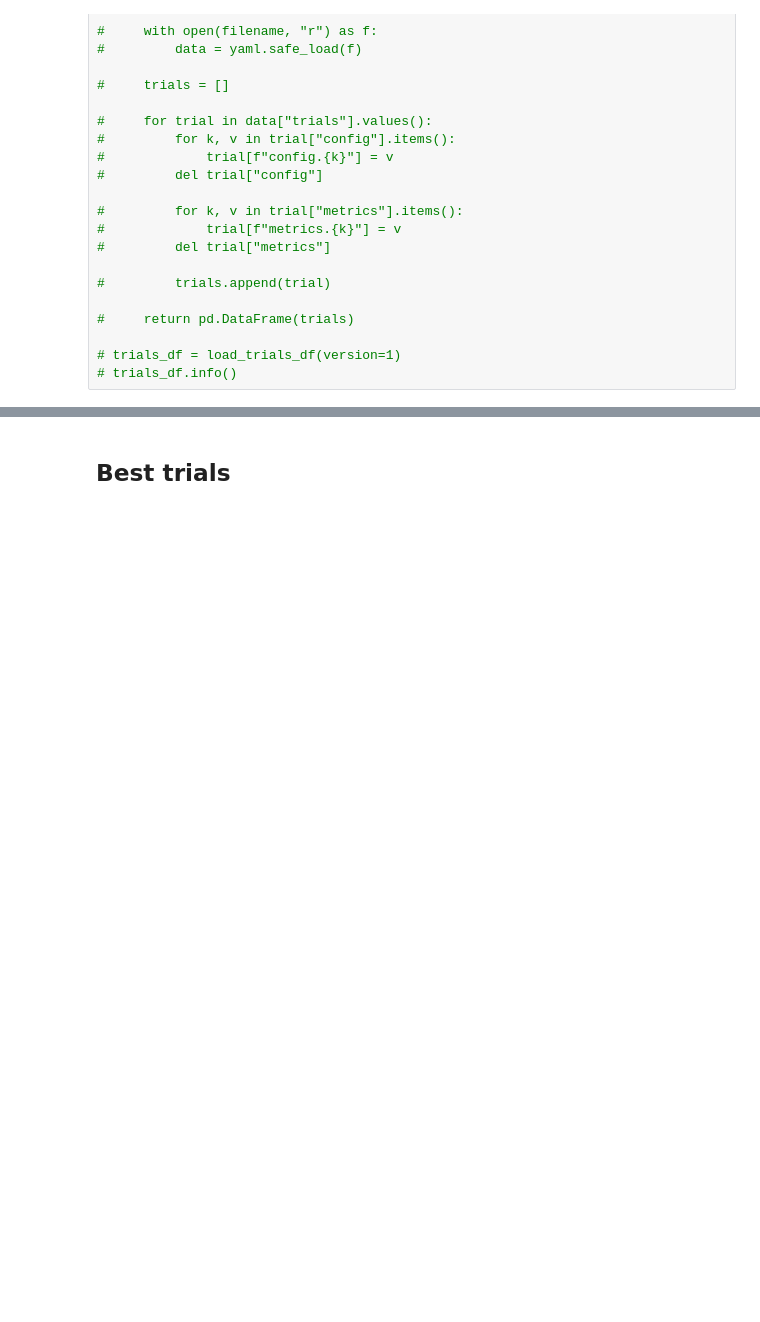
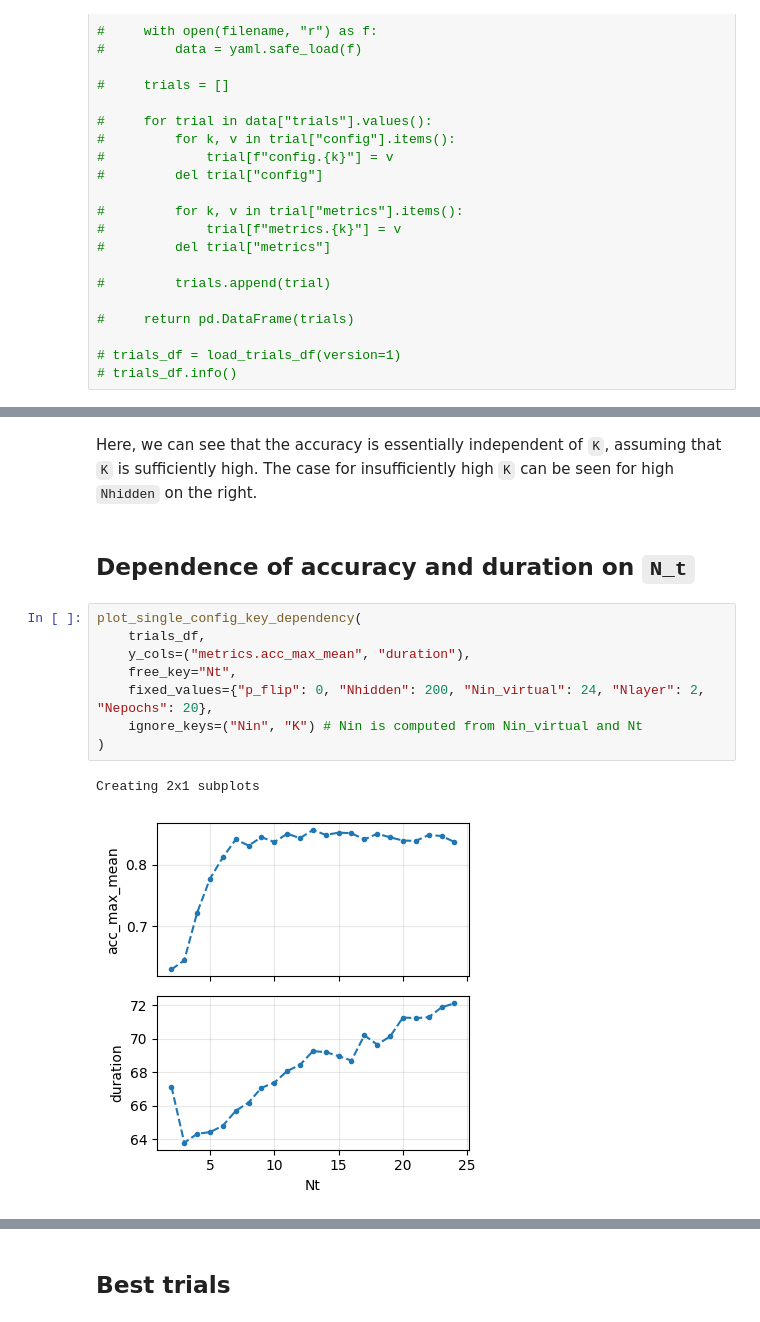
Before and after one commit to carlowenig/spikegd-carlo, a Jupyter notebook: experiments/heidelberg/analyze_grid_results.ipynb, the cells around one changed output, grey strips where cells are left out. Cells and saved outputs as stored; diff of their text form; blank space fills up the shorter version.

```diff
--- a/experiments/heidelberg/analyze_grid_results.ipynb
+++ b/experiments/heidelberg/analyze_grid_results.ipynb
@@ -127,0 +270,15 @@ AttributeError: '' is not a valid function for 'DataFrameGroupBy' object
+# %% [markdown]
+Here, we can see that the accuracy is essentially independent of `K`, assuming that `K` is sufficiently high. The case for insufficiently high `K` can be seen for high `Nhidden` on the right.
+# %% [markdown]
+## Dependence of accuracy and duration on `N_t`
+# %%
+plot_single_config_key_dependency(
+    trials_df,
+    y_cols=("metrics.acc_max_mean", "duration"),
+    free_key="Nt",
+    fixed_values={"p_flip": 0, "Nhidden": 200, "Nin_virtual": 24, "Nlayer": 2, "Nepochs": 20},
+    ignore_keys=("Nin", "K") # Nin is computed from Nin_virtual and Nt
+)
+# %% [output]
+Creating 2x1 subplots
+[figure, added]
```
Also changed, not shown: parts of 10 cells of this notebook.
